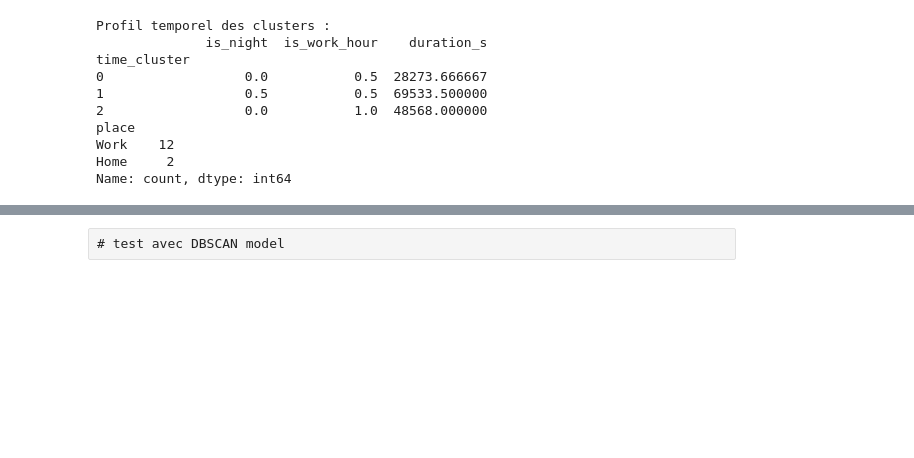
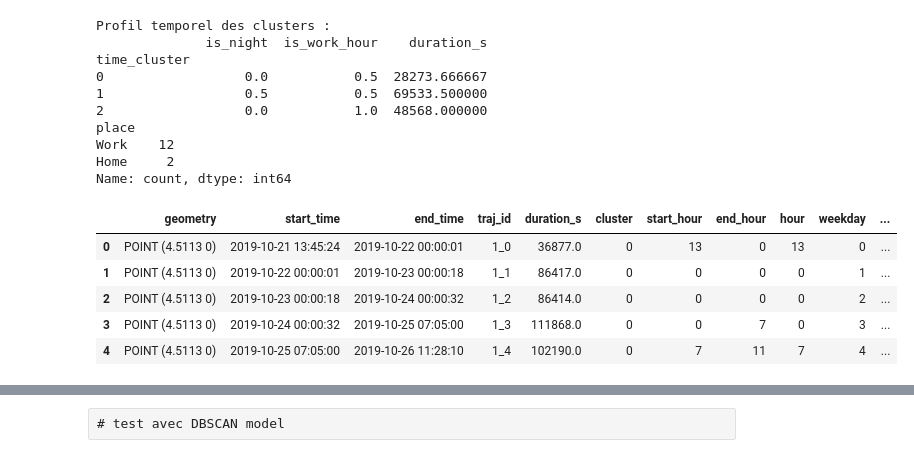
Before and after one commit to Ciscom224/projet_AMDM_M2, a Jupyter notebook: main.ipynb, the cells around one changed output, grey strips where cells are left out. Drawn from its saved outputs; the diff is of its cells as text; code cells hidden in the pictures; blank space fills up the shorter version.

```diff
--- a/main.ipynb
+++ b/main.ipynb
@@ -573,6 +520,25 @@ place
 Work    12
 Home     2
 Name: count, dtype: int64
+# %%
+cols_to_keep = [
+    'geometry', 'start_time', 'end_time', 'traj_id', 'duration_s',
+    'cluster', 'start_hour', 'end_hour', 'hour', 'weekday',
+    'is_home_time', 'is_work_time','is_night', 'is_work_hour','place'
+]
+
+# Sélection des colonnes
+df_selected = gdf_dbscan[cols_to_keep]
+
+# Vérifier
+df_selected.head()
+# %% [output]
+|  | geometry | start_time | end_time | traj_id | duration_s | cluster | start_hour | end_hour | hour | weekday | ... |
+| 0 | POINT (4.5113 0) | 2019-10-21 13:45:24 | 2019-10-22 00:00:01 | 1_0 | 36877.0 | 0 | 13 | 0 | 13 | 0 | ... |
+| 1 | POINT (4.5113 0) | 2019-10-22 00:00:01 | 2019-10-23 00:00:18 | 1_1 | 86417.0 | 0 | 0 | 0 | 0 | 1 | ... |
+| 2 | POINT (4.5113 0) | 2019-10-23 00:00:18 | 2019-10-24 00:00:32 | 1_2 | 86414.0 | 0 | 0 | 0 | 0 | 2 | ... |
+| 3 | POINT (4.5113 0) | 2019-10-24 00:00:32 | 2019-10-25 07:05:00 | 1_3 | 111868.0 | 0 | 0 | 7 | 0 | 3 | ... |
+| 4 | POINT (4.5113 0) | 2019-10-25 07:05:00 | 2019-10-26 11:28:10 | 1_4 | 102190.0 | 0 | 7 | 11 | 7 | 4 | ... |
 # %%
 import hvplot.pandas
 import geopandas as gpd
```
Also changed, not shown: parts of 10 cells of this notebook.
